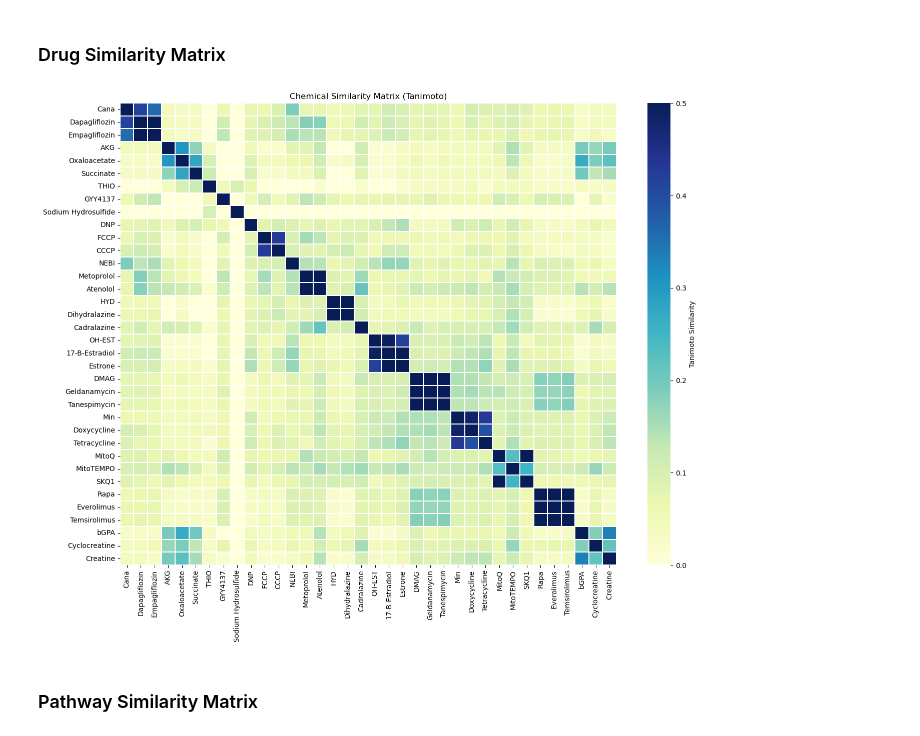
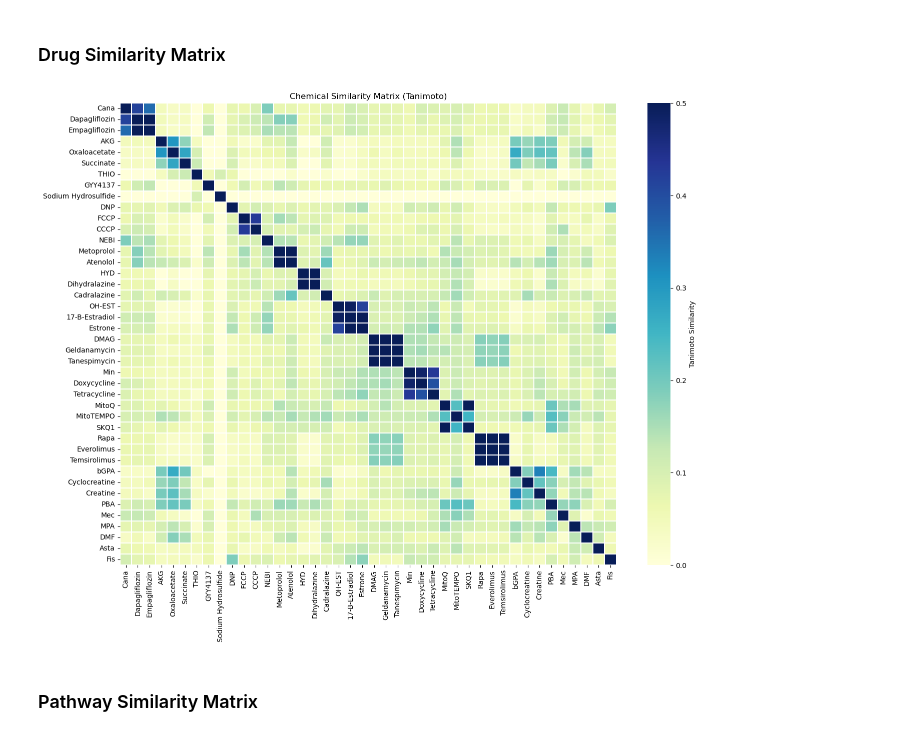
Before and after one commit to MorgenHenry/LifespanML, a Jupyter notebook: ITP_Matrix_Completion.ipynb, the cells around one changed output. Saved outputs shown, nothing was run; the diff lists cells and outputs as text; code cells hidden in the pictures.

```diff
--- a/ITP_Matrix_Completion.ipynb
+++ b/ITP_Matrix_Completion.ipynb
@@ -96,7 +148,15 @@ smiles_dict = {
     'Temsirolimus':'C[C@@H]1CC[C@H]2C[C@@H](/C(=C/C=C/C=C/[C@H](C[C@H](C(=O)[C@@H]([C@@H](/C(=C/[C@H](C(=O)C[C@H](OC(=O)[C@@H]3CCCCN3C(=O)C(=O)[C@@]1(O2)O)[C@H](C)C[C@@H]4CC[C@H]([C@@H](C4)OC)OC(=O)C(C)(CO)CO)C)/C)O)OC)C)C)/C)OC',
     'bGPA': 'NC(=N)NCCC(O)=O',
     'Cyclocreatine':'C1CN(C(=N1)N)CC(=O)O',
-    'Creatine':'CN(CC(=O)O)C(=N)N'
+    'Creatine':'CN(CC(=O)O)C(=N)N',
+    # New Cohort Drugs
+    #SG1002 is a prodrug of H2S, but we don't have a specific structure for.
+    'PBA':'OC(=O)CCCC1=CC=CC=C1',
+    'Mec':'CC1=CC(CN2CCN(CC2)C(C2=CC=CC=C2)C2=CC=C(Cl)C=C2)=CC=C1',
+    'MPA':'COC1=C(C\C=C(/C)CCC(O)=O)C(O)=C2C(=O)OCC2=C1C',
+    'DMF':'[H]\C(=C(\[H])C(=O)OC)C(=O)OC',
+    'Asta':'C\C(\C=C\C=C(/C)\C=C\C1=C(C)C(=O)[C@@H](O)CC1(C)C)=C/C=C/C=C(\C)/C=C/C=C(\C)/C=C/C1=C(C)C(=O)[C@@H](O)CC1(C)C',
+    'Fis':'OC1=CC2=C(C=C1)C(=O)C(O)=C(O2)C1=CC=C(O)C(O)=C1'
 }
 
 mols = {name: Chem.MolFromSmiles(smi) for name, smi in smiles_dict.items()}
@@ -106,34 +166,34 @@ gen = rdFingerprintGenerator.GetMorganGenerator(radius=2)
 fps = {name: gen.GetFingerprint(mol) for name, mol in mols.items() if mol}
 
 names = list(fps.keys())
 drug_similarity_matrix = []
 
 for name1 in names:
     row = []
     for name2 in names:
         sim = DataStructs.TanimotoSimilarity(fps[name1], fps[name2])
         row.append(sim)
     drug_similarity_matrix.append(row)
 
 # ==========================================
 # Visualization
 # ==========================================
 
 plt.figure(figsize=(16, 12))
 sns.heatmap(
     drug_similarity_matrix,
     annot=False,
     xticklabels=names,
     yticklabels=names,
     cmap='YlGnBu',
     vmax=0.5,
     linewidths=0.1,
     cbar_kws={'label': 'Tanimoto Similarity'}
 )
 plt.title('Chemical Similarity Matrix (Tanimoto)')
 plt.show()
 # %% [output]
-[figure, old version]
+[figure, new version]
 # %% [markdown]
 ### Pathway Similarity Matrix
 # %%
```
Also changed, not shown: parts of 5 cells of this notebook, 2 other files.
